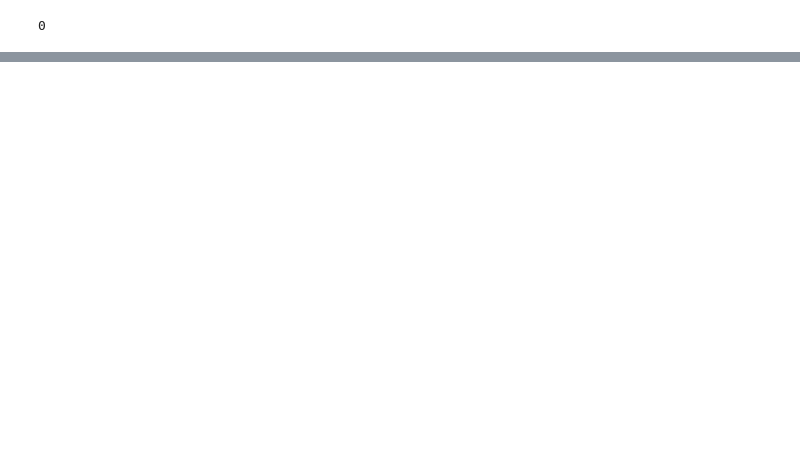
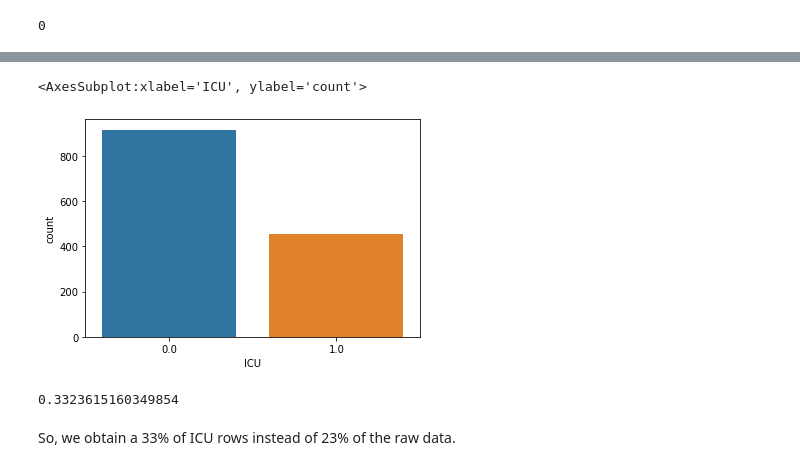
Before and after one commit to gusAGR/machine-learning-tfg, a Jupyter notebook: notebooks/Sirio_Libanes.ipynb, the cells around one changed output, grey strips where cells are left out. Cells and saved outputs as stored; diff of their text form; code cells hidden in the pictures; blank space fills up the shorter version.

Commit message:
Data preparation tasks completed, pending of review.

```diff
--- a/notebooks/Sirio_Libanes.ipynb
+++ b/notebooks/Sirio_Libanes.ipynb
@@ -229,7 +235,7 @@ for patient, frame in group_prepared_data:
     frame.bfill(inplace=True)
     print('##################next iteration############################\n')
 
-    final_data = final_data.append(frame, ignore_index=False)
+    final_data = final_data.append(frame)
 # %% [output]
 ##################Patient 0############################
 ##################ICU Previous values############################
@@ -299,0 +310,2 @@ final_data.isnull().any(axis=1).sum()
+# %%
+final_data = final_data[final_data['AUX_ICU']!=1]
@@ -299,0 +319,2 @@ final_data.isnull().any(axis=1).sum()
+# %%
+final_data.drop(['PATIENT_VISIT_IDENTIFIER', 'AUX_ICU'], axis=1, inplace=True)
@@ -300 +327,12 @@ final_data.isnull().any(axis=1).sum()
+# %%
+sns.countplot(data=final_data, x='ICU')
+# %% [output]
+<AxesSubplot:xlabel='ICU', ylabel='count'>
+[figure, added]
+# %%
+final_data['ICU'].mean()
+# %% [output]
+0.3323615160349854
+# %% [markdown]
+So, we obtain a 33% of ICU rows instead of 23% of the raw data.
 # %%
```
Also changed, not shown: parts of 14 cells of this notebook, 2 other files.
